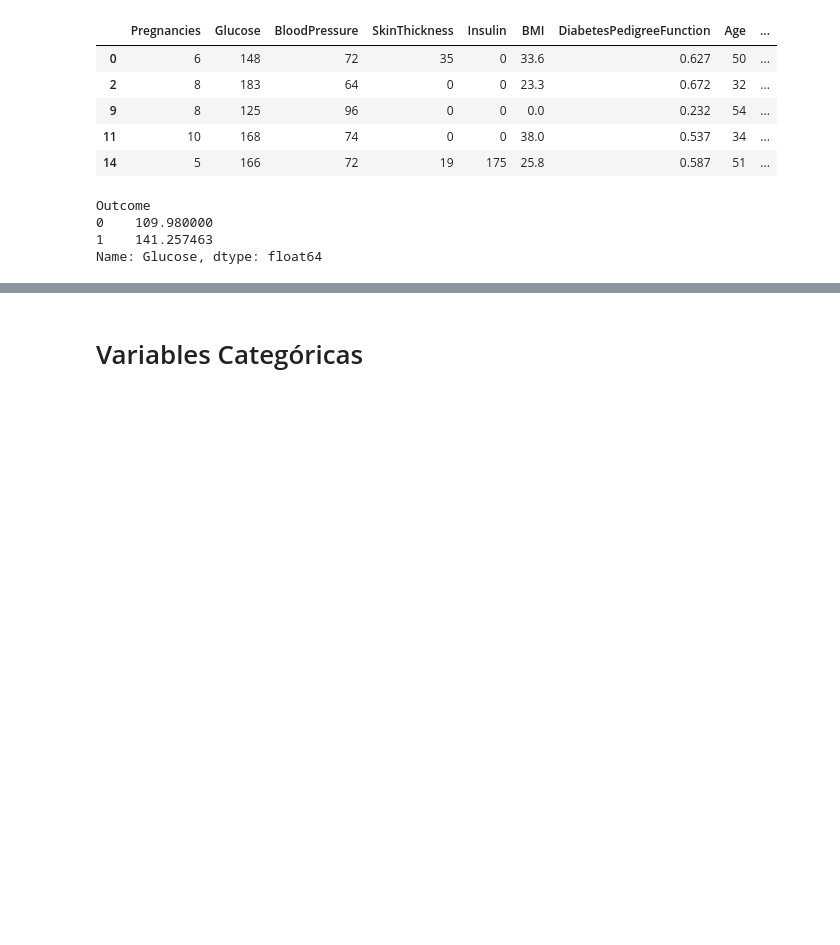
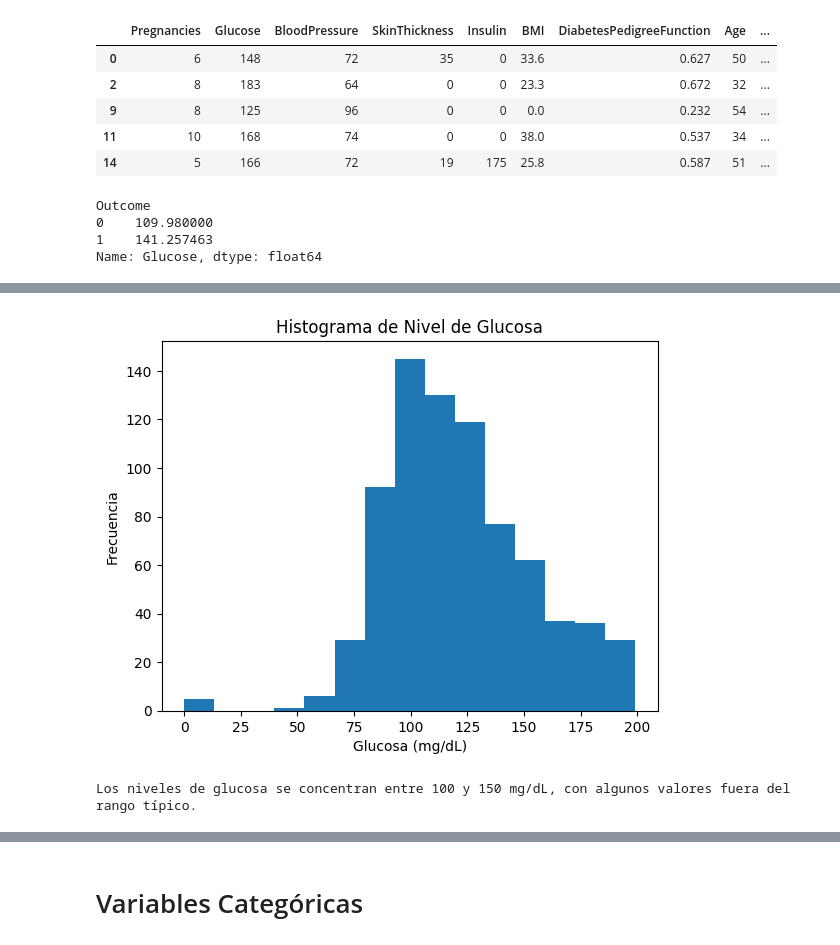
Before and after one commit to Zyllaas/GitLabA01230894, a Jupyter notebook: Lectura_datos_Jorge.ipynb, the cells around one changed output, grey strips where cells are left out. Drawn from its saved outputs; the diff is of its cells as text; code cells hidden in the pictures; blank space fills up the shorter version.

```diff
--- a/Lectura_datos_Jorge.ipynb
+++ b/Lectura_datos_Jorge.ipynb
@@ -242,0 +248,10 @@ plt.show()
+# %%
+plt.hist(diabetes['Glucose'], bins=15)
+plt.title("Histograma de Nivel de Glucosa")
+plt.xlabel("Glucosa (mg/dL)")
+plt.ylabel("Frecuencia")
+plt.show()
+print ("Los niveles de glucosa se concentran entre 100 y 150 mg/dL, con algunos valores fuera del rango típico.")
+# %% [output]
+[figure, added]
+Los niveles de glucosa se concentran entre 100 y 150 mg/dL, con algunos valores fuera del rango típico.
```
Also changed, not shown: parts of 14 cells of this notebook.
